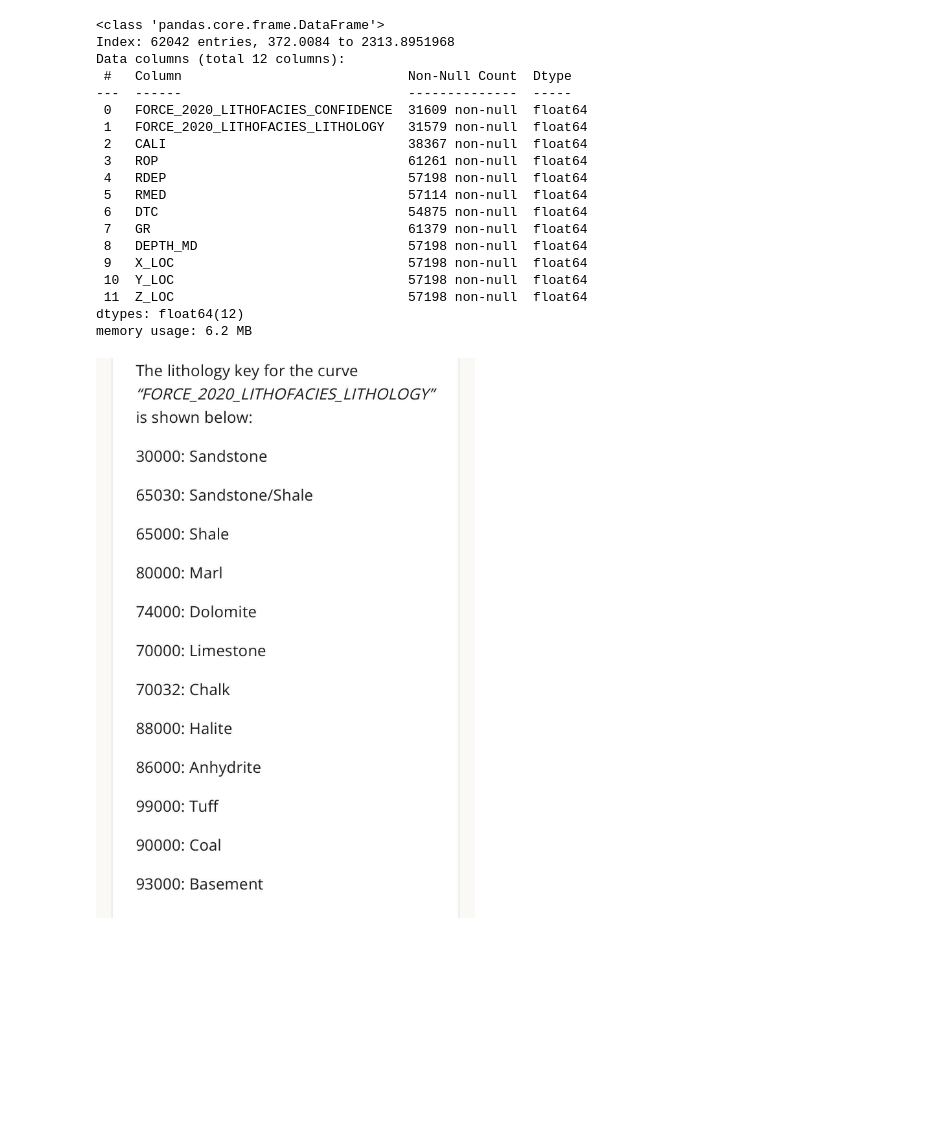
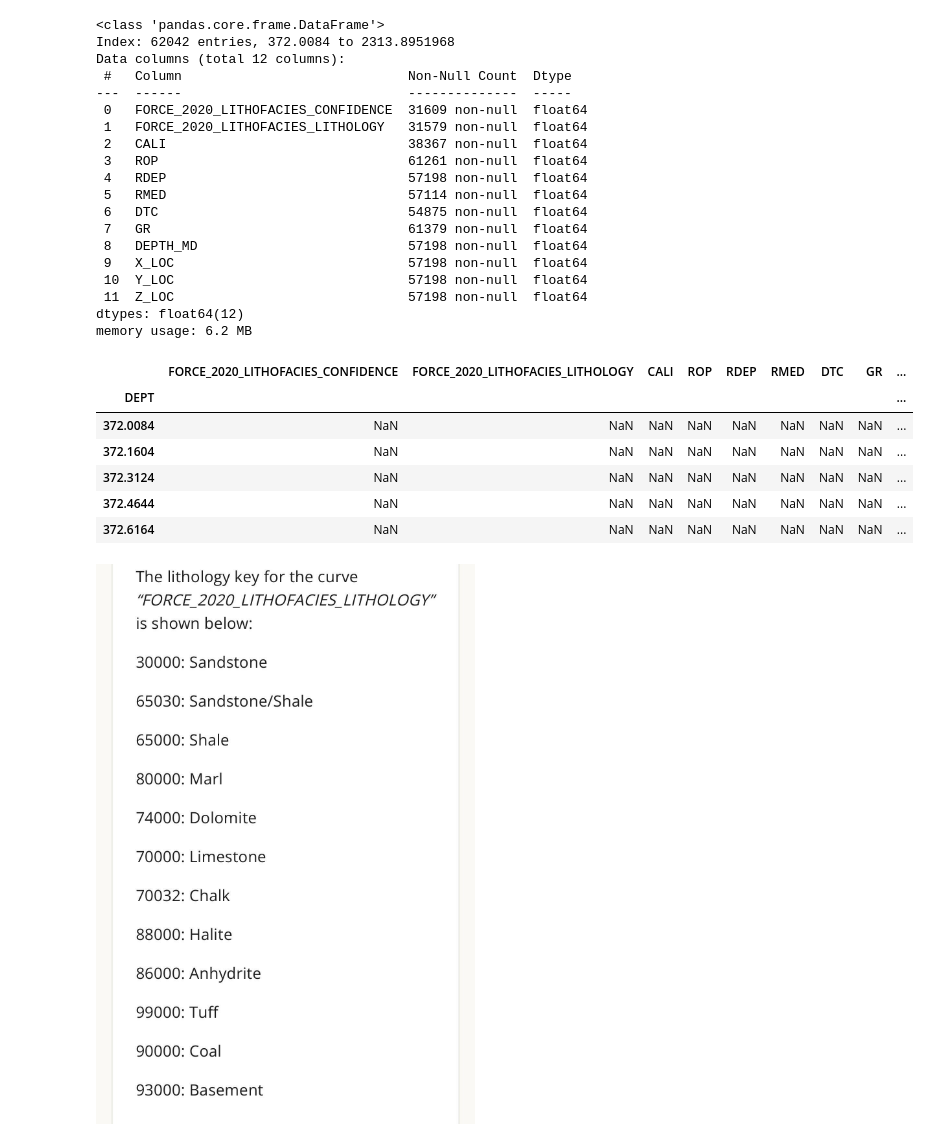
Before and after one commit to LovelyLove01/Exploration-of-Well-log-Data, a Jupyter notebook: LITHOFACIES CLASSIFIER 2.ipynb, the cells around one changed output. Saved outputs shown, nothing was run; the diff lists cells and outputs as text; code cells hidden in the pictures; blank space fills up the shorter version.

```diff
--- a/LITHOFACIES CLASSIFIER 2.ipynb
+++ b/LITHOFACIES CLASSIFIER 2.ipynb
@@ -87,6 +87,16 @@ Data columns (total 12 columns):
  11  Z_LOC                              57198 non-null  float64
 dtypes: float64(12)
 memory usage: 6.2 MB
+# %%
+merged_df.head()
+# %% [output]
+|  | FORCE_2020_LITHOFACIES_CONFIDENCE | FORCE_2020_LITHOFACIES_LITHOLOGY | CALI | ROP | RDEP | RMED | DTC | GR | ... |
+| DEPT |  |  |  |  |  |  |  |  | ... |
+| 372.0084 | NaN | NaN | NaN | NaN | NaN | NaN | NaN | NaN | ... |
+| 372.1604 | NaN | NaN | NaN | NaN | NaN | NaN | NaN | NaN | ... |
+| 372.3124 | NaN | NaN | NaN | NaN | NaN | NaN | NaN | NaN | ... |
+| 372.4644 | NaN | NaN | NaN | NaN | NaN | NaN | NaN | NaN | ... |
+| 372.6164 | NaN | NaN | NaN | NaN | NaN | NaN | NaN | NaN | ... |
 # %%
 from IPython.display import display, Image
 
```
Also changed, not shown: parts of 5 cells of this notebook.
